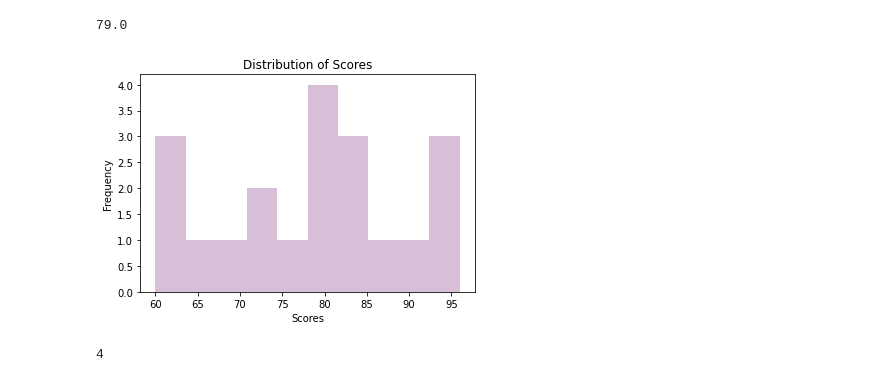
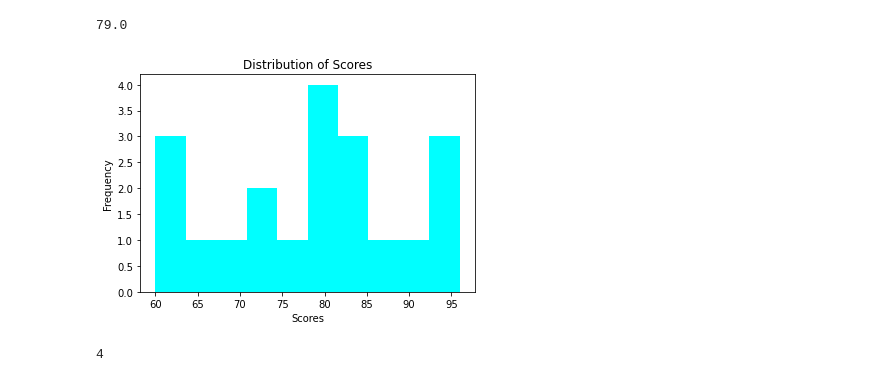
Before and after one commit to jamesallen0351/numpy-pandas-visualization-exercises, a Jupyter notebook: pandas_series.ipynb, the cells around one changed output. Cells and saved outputs as stored; diff of their text form; code cells hidden in the pictures.

```diff
--- a/pandas_series.ipynb
+++ b/pandas_series.ipynb
@@ -722,13 +731,13 @@ scores.median()
 79.0
 # %%
 # 3 Plot the Series in a meaningful way and make sure your chart has a title and axis labels.
-scores.plot.hist(color='thistle')
+scores.plot.hist(color='cyan')
 
 plt.title('Distribution of Scores')
 plt.xlabel('Scores')
 plt.show()
 # %% [output]
-[figure, old version]
+[figure, new version]
 # %%
 # 4 Write the code necessary to implement a curve for your exam_grades Series and save this as curved_grades.
 #Add the necessary points to the highest grade to make it 100, and add the same number of points to every other score in the Series as well.
```
Also changed, not shown: parts of 18 cells of this notebook.
